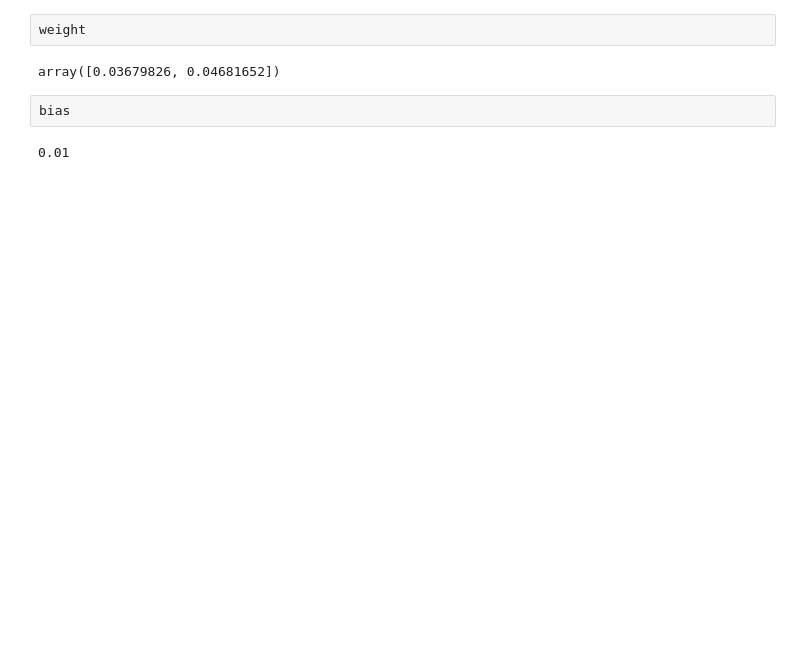
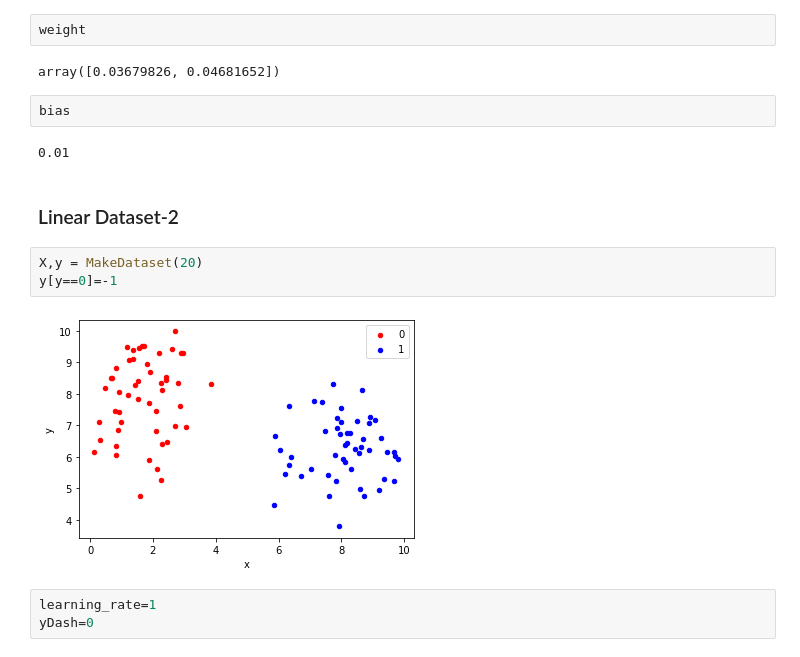
Before and after one commit to Sharath-Ramachandran/DeepLearningAssignments, a Jupyter notebook: Assignment2/Question4.ipynb, the cells around one changed output. Cells and saved outputs as stored; diff of their text form; blank space fills up the shorter version.

```diff
--- a/Assignment2/Question4.ipynb
+++ b/Assignment2/Question4.ipynb
@@ -102,3 +102,13 @@ array([0.03679826, 0.04681652])
 bias
 # %% [output]
 0.01
+# %% [markdown]
+### Linear Dataset-2
+# %%
+X,y = MakeDataset(20)
+y[y==0]=-1
+# %% [output]
+[figure, added]
+# %%
+learning_rate=1
+yDash=0
```
Also changed, not shown: parts of 26 cells of this notebook.
